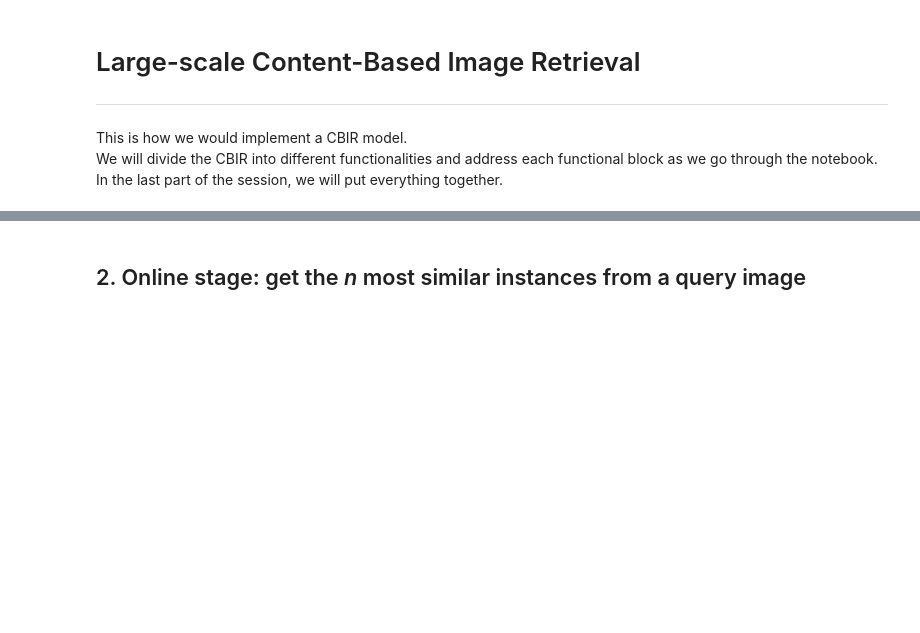
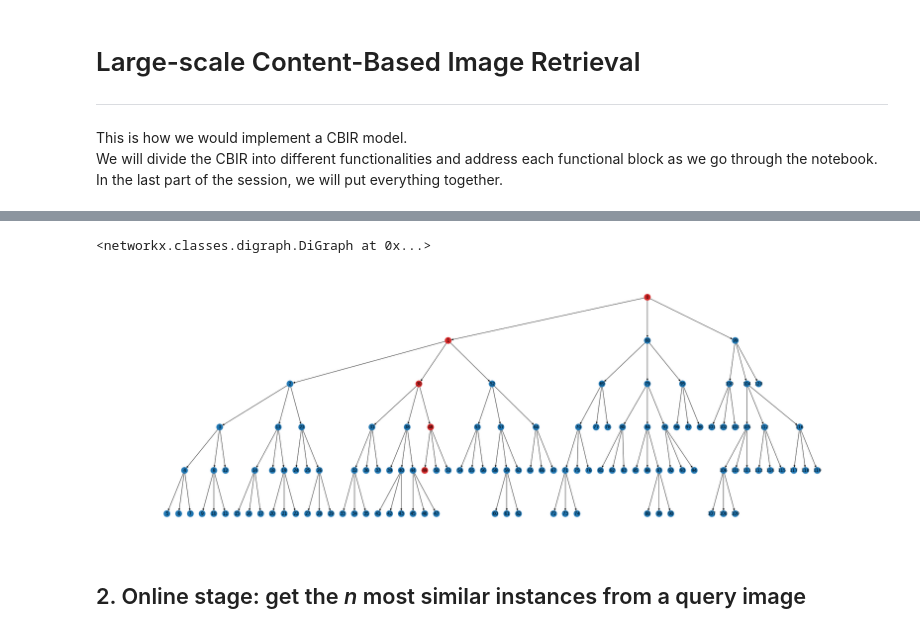
Before and after one commit to epignatelli/scalable-recognition-with-a-vocabulary-tree, a Jupyter notebook: 3. Create a vocabulary tree.ipynb, the cells around one changed output, grey strips where cells are left out. Drawn from its saved outputs; the diff is of its cells as text; code cells hidden in the pictures; blank space fills up the shorter version.

```diff
--- a/3. Create a vocabulary tree.ipynb
+++ b/3. Create a vocabulary tree.ipynb
@@ -126,0 +242,2 @@ We implement the [**Vocabulary tree structure**](https://ieeexplore.ieee.org/doc
+# %%
+image = ""
@@ -127,3 +257,9 @@ We implement the [**Vocabulary tree structure**](https://ieeexplore.ieee.org/doc
+# %%
+# you can also have a look at the underlying graph
+database.encode(image, return_graph=True)
+# %% [output]
+<networkx.classes.digraph.DiGraph at 0x...>
+[figure, added]
 # %% [markdown]
 ## 2. Online stage: get the _n_ most similar instances from a query image
 # %% [markdown]
```
Also changed, not shown: parts of 27 cells of this notebook, 7 other files.
